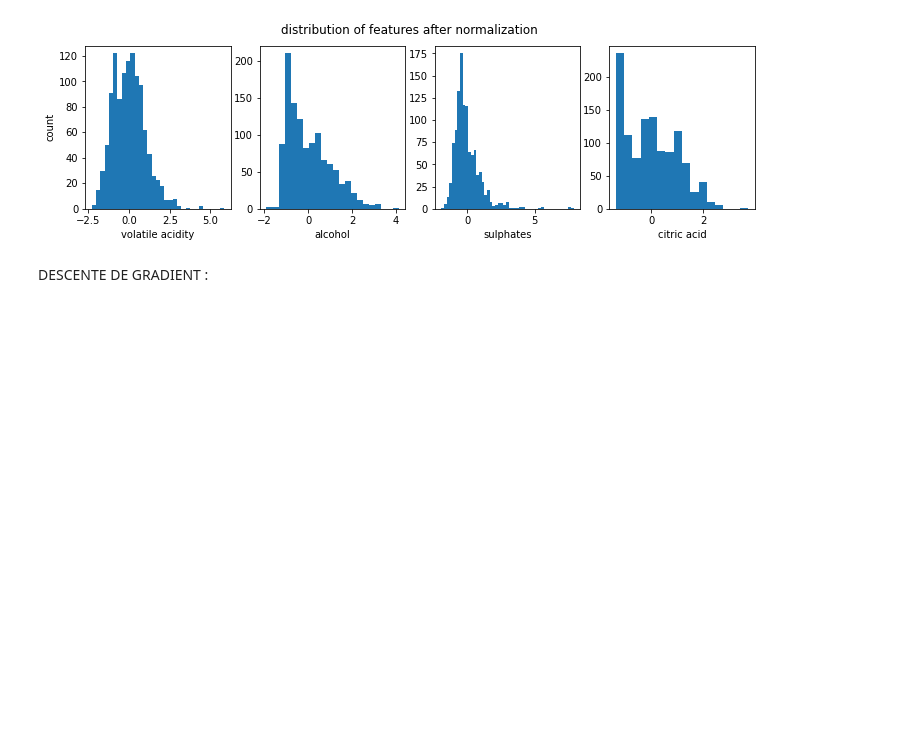
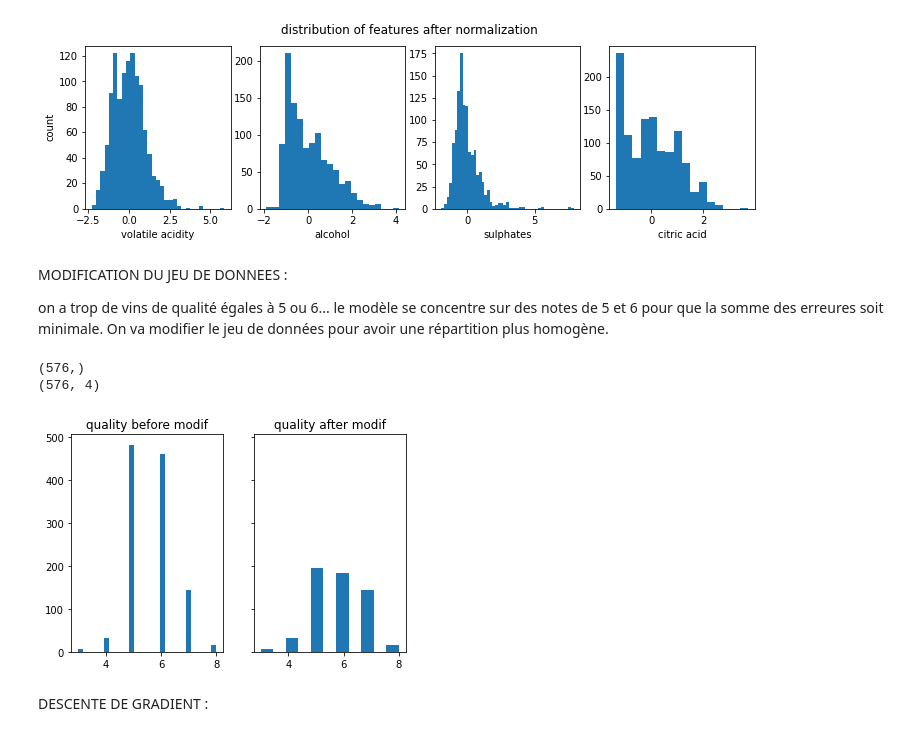
Before and after one commit to HenriS67/wineQualityPrediction, a Jupyter notebook: TPML.ipynb, the cells around one changed output. Cells and saved outputs as stored; diff of their text form; code cells hidden in the pictures; blank space fills up the shorter version.

```diff
--- a/TPML.ipynb
+++ b/TPML.ipynb
@@ -110,6 +112,40 @@ plt.show()
 # %% [output]
 [figure]
 [figure]
+# %% [markdown]
+MODIFICATION DU JEU DE DONNEES :
+
+on a trop de vins de qualité égales à 5 ou 6... le modèle se concentre sur des notes de 5 et 6 pour que la somme des erreures soit minimale. On va modifier le jeu de données pour avoir une répartition plus homogène.
+# %%
+import random
+
+
+fig,ax=plt.subplots(1,2,sharey=True)
+ax[0].hist(df["quality"], bins='auto',label="quality")
+ax[0].set_title("quality before modif")
+supp=[]
+#on supprime aleatoirement des valeurs de notes 5 et 6 (diviser par 3)
+for i in range(len(y_train)):
+    if y_train[i]==5 or y_train[i]==6:
+        rand=random.random()
+        if(rand>0.4):
+            supp.append(i)
+for j in range(len(supp)):
+    y_train2=np.delete(y_train,supp)
+    X_norm2=np.delete(X_norm,supp,0)
+
+
+ax[1].hist(y_train2, bins='auto',label="quality")
+ax[1].set_title("quality after modif")
+
+print(y_train2.shape)
+print(X_norm2.shape)
+X_norm=X_norm2
+y_train=y_train2
+# %% [output]
+(576,)
+(576, 4)
+[figure, added]
 # %% [markdown]
 DESCENTE DE GRADIENT :
 # %%
```
Also changed, not shown: parts of 4 cells of this notebook.
